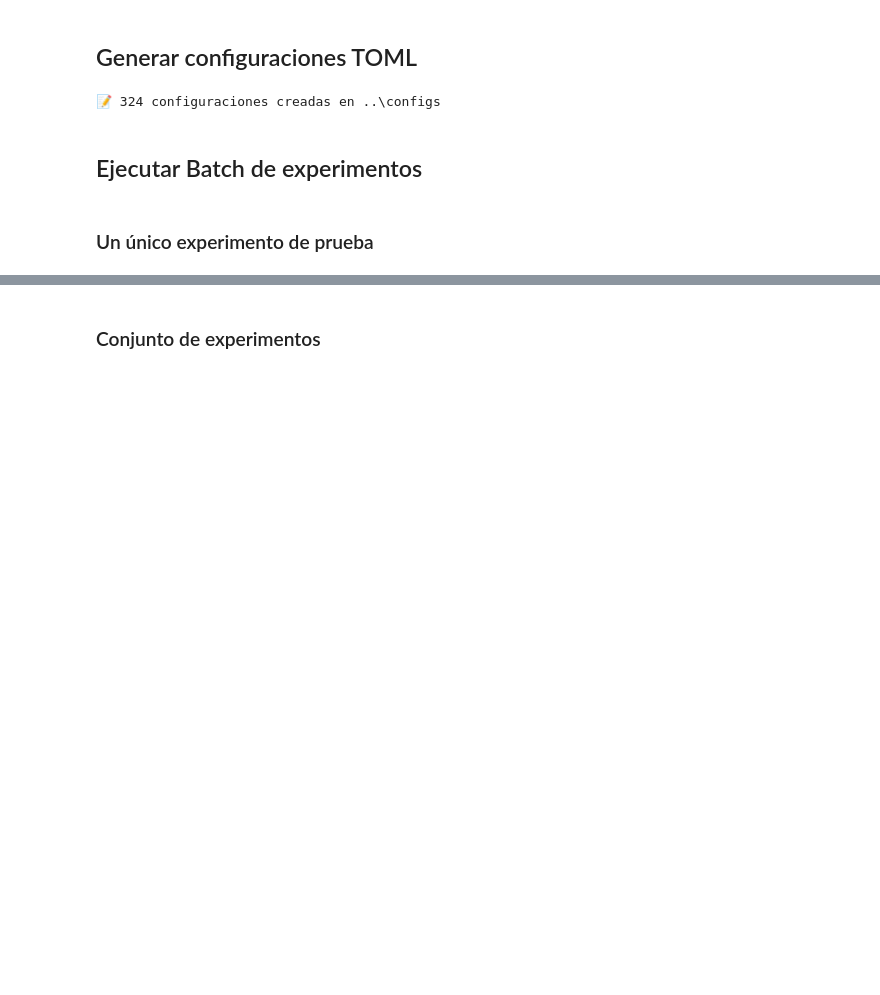
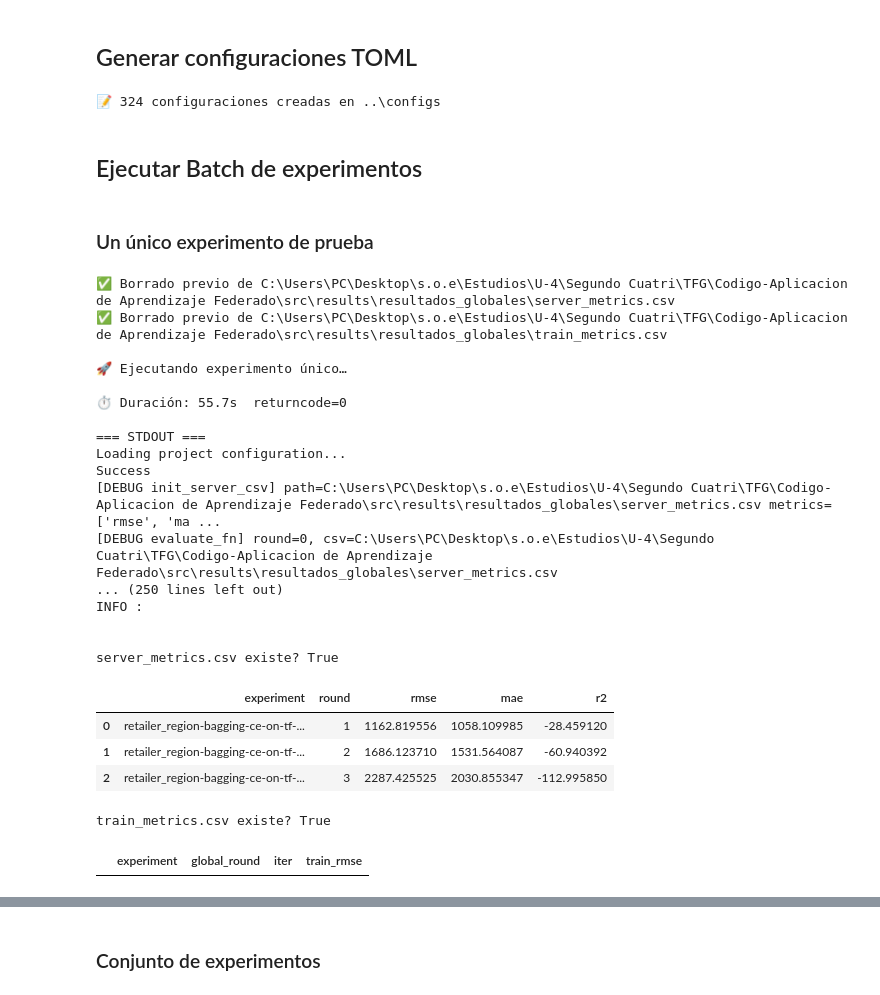
Before and after one commit to hugodlm03/Codigo-Aplicacion-de-Aprendizaje-Federado, a Jupyter notebook: src/notebooks/adidasxgboostcomprehensive.ipynb, the cells around one changed output, grey strips where cells are left out. Drawn from its saved outputs; the diff is of its cells as text; code cells hidden in the pictures; blank space fills up the shorter version.

```diff
--- a/src/notebooks/adidasxgboostcomprehensive.ipynb
+++ b/src/notebooks/adidasxgboostcomprehensive.ipynb
@@ -156,3 +156,75 @@ print(f"📝 {len(generated)} configuraciones creadas en {CONFIG_DIR}")
 ## Ejecutar Batch de experimentos
 # %% [markdown]
 ### Un único experimento de prueba
+# %%
+# %% [code]
+import subprocess, time
+import pandas as pd
+from pathlib import Path
+import toml
+
+# --- Ajusta estas rutas si cambia tu estructura ---
+SRC_DIR   = Path("..").resolve()  # debe contener pyproject.toml y src/
+CONFIG    = SRC_DIR/"configs"/"retailer_region-bagging-ce-on-tf-0p1-le-1-eta-0p05-md-4-ss-0p6.toml"
+GLOBAL_CSV = SRC_DIR/"results"/"resultados_globales"/"server_metrics.csv"
+TRAIN_CSV  = SRC_DIR/"results"/"resultados_globales"/"train_metrics.csv"
+
+# 1) Borramos viejos
+for p in (GLOBAL_CSV, TRAIN_CSV):
+    if p.exists():
+        print(f"✅ Borrado previo de {p}")
+        p.unlink()
+
+# 2) Ejecutamos Flower y capturamos logs
+print("\n🚀 Ejecutando experimento único…")
+t0 = time.perf_counter()
+res = subprocess.run(
+    ["flwr", "run", ".", "--run-config", str(CONFIG)],
+    cwd=str(SRC_DIR),
+    stdout=subprocess.PIPE,
+    stderr=subprocess.PIPE,
+    text=True,
+)
+dt = time.perf_counter() - t0
+
+# 3) Mostramos resultados
+print(f"\n⏱ Duración: {dt:.1f}s  returncode={res.returncode}")
+print("\n=== STDOUT ===")
+print(res.stdout)
+print("\n=== STDERR ===")
+print(res.stderr)
+
+# 4) ¿Se generaron los CSV?
+print("\nserver_metrics.csv existe?", GLOBAL_CSV.exists())
+if GLOBAL_CSV.exists():
+    dfg = pd.read_csv(GLOBAL_CSV)
+    display(dfg)
+
+print("\ntrain_metrics.csv existe?", TRAIN_CSV.exists())
+if TRAIN_CSV.exists():
+    dft = pd.read_csv(TRAIN_CSV)
+    display(dft)
+# %% [output]
+✅ Borrado previo de C:\Users\PC\Desktop\s.o.e\Estudios\U-4\Segundo Cuatri\TFG\Codigo-Aplicacion de Aprendizaje Federado\src\results\resultados_globales\server_metrics.csv
+✅ Borrado previo de C:\Users\PC\Desktop\s.o.e\Estudios\U-4\Segundo Cuatri\TFG\Codigo-Aplicacion de Aprendizaje Federado\src\results\resultados_globales\train_metrics.csv
+
+🚀 Ejecutando experimento único…
+
+⏱ Duración: 55.7s  returncode=0
+
+=== STDOUT ===
+Loading project configuration...
+Success
+[DEBUG init_server_csv] path=C:\Users\PC\Desktop\s.o.e\Estudios\U-4\Segundo Cuatri\TFG\Codigo-Aplicacion de Aprendizaje Federado\src\results\resultados_globales\server_metrics.csv metrics=['rmse', 'ma ...
+[DEBUG evaluate_fn] round=0, csv=C:\Users\PC\Desktop\s.o.e\Estudios\U-4\Segundo Cuatri\TFG\Codigo-Aplicacion de Aprendizaje Federado\src\results\resultados_globales\server_metrics.csv
+... (250 lines left out)
+INFO :
+
+
+server_metrics.csv existe? True
+|  | experiment | round | rmse | mae | r2 |
+| 0 | retailer_region-bagging-ce-on-tf-... | 1 | 1162.819556 | 1058.109985 | -28.459120 |
+| 1 | retailer_region-bagging-ce-on-tf-... | 2 | 1686.123710 | 1531.564087 | -60.940392 |
+| 2 | retailer_region-bagging-ce-on-tf-... | 3 | 2287.425525 | 2030.855347 | -112.995850 |
+train_metrics.csv existe? True
+|  | experiment | global_round | iter | train_rmse |
```
Also changed, not shown: parts of 5 cells of this notebook, 6 other files.
